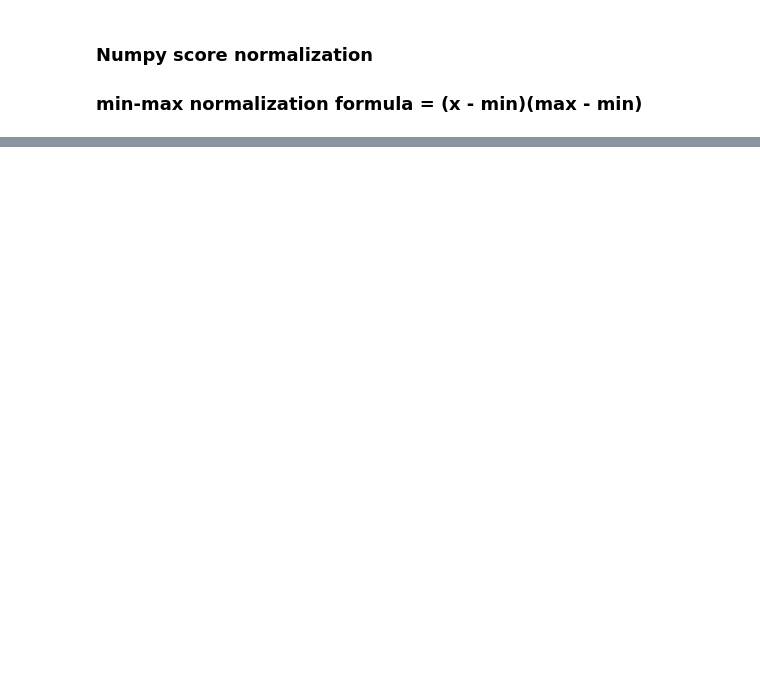
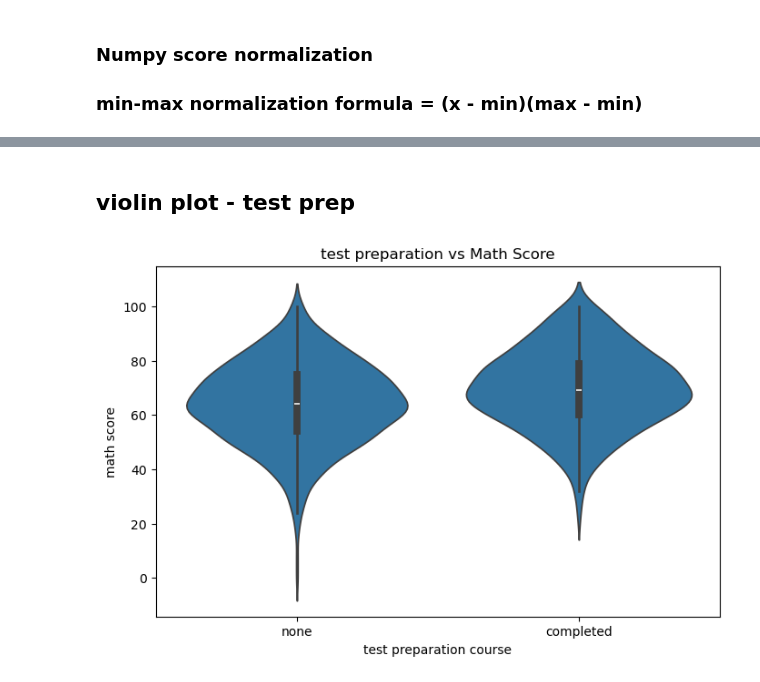
Before and after one commit to mukeshlilawat1/DataScience-Playground, a Jupyter notebook: Student Performance Analysis System/student_analysis.ipynb, the cells around one changed output, grey strips where cells are left out. Saved outputs shown, nothing was run; the diff lists cells and outputs as text; code cells hidden in the pictures; blank space fills up the shorter version.

```diff
--- a/Student Performance Analysis System/student_analysis.ipynb
+++ b/Student Performance Analysis System/student_analysis.ipynb
@@ -113,0 +149,9 @@ df.head()
+# %% [markdown]
+## violin plot - test prep
+# %%
+plt.figure(figsize=(8,5))
+sns.violinplot(x="test preparation course", y = "math score", data= df)
+plt.title("test preparation vs Math Score")
+plt.show()
+# %% [output]
+[figure, added]
```
Also changed, not shown: parts of 6 cells of this notebook, 2 other files.
